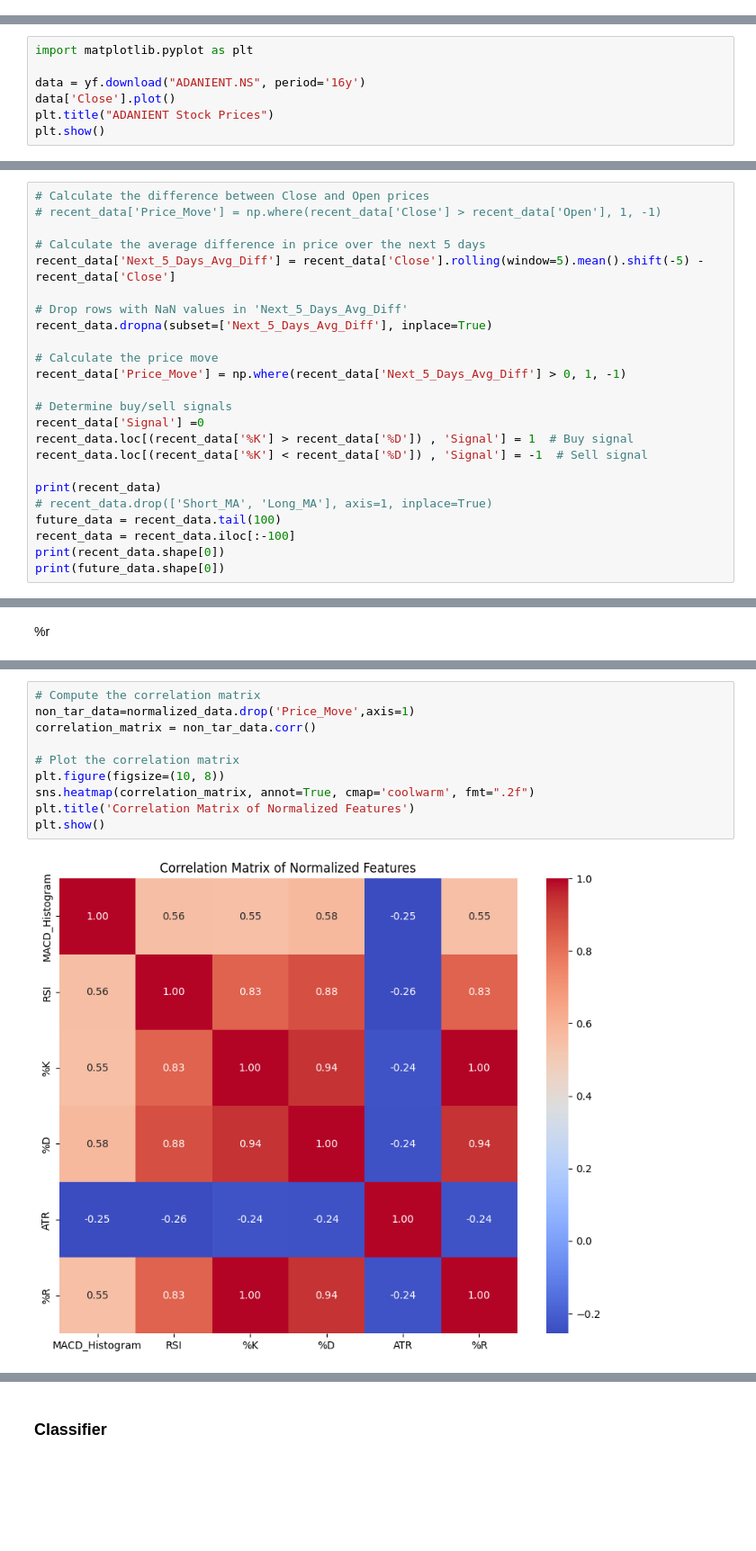
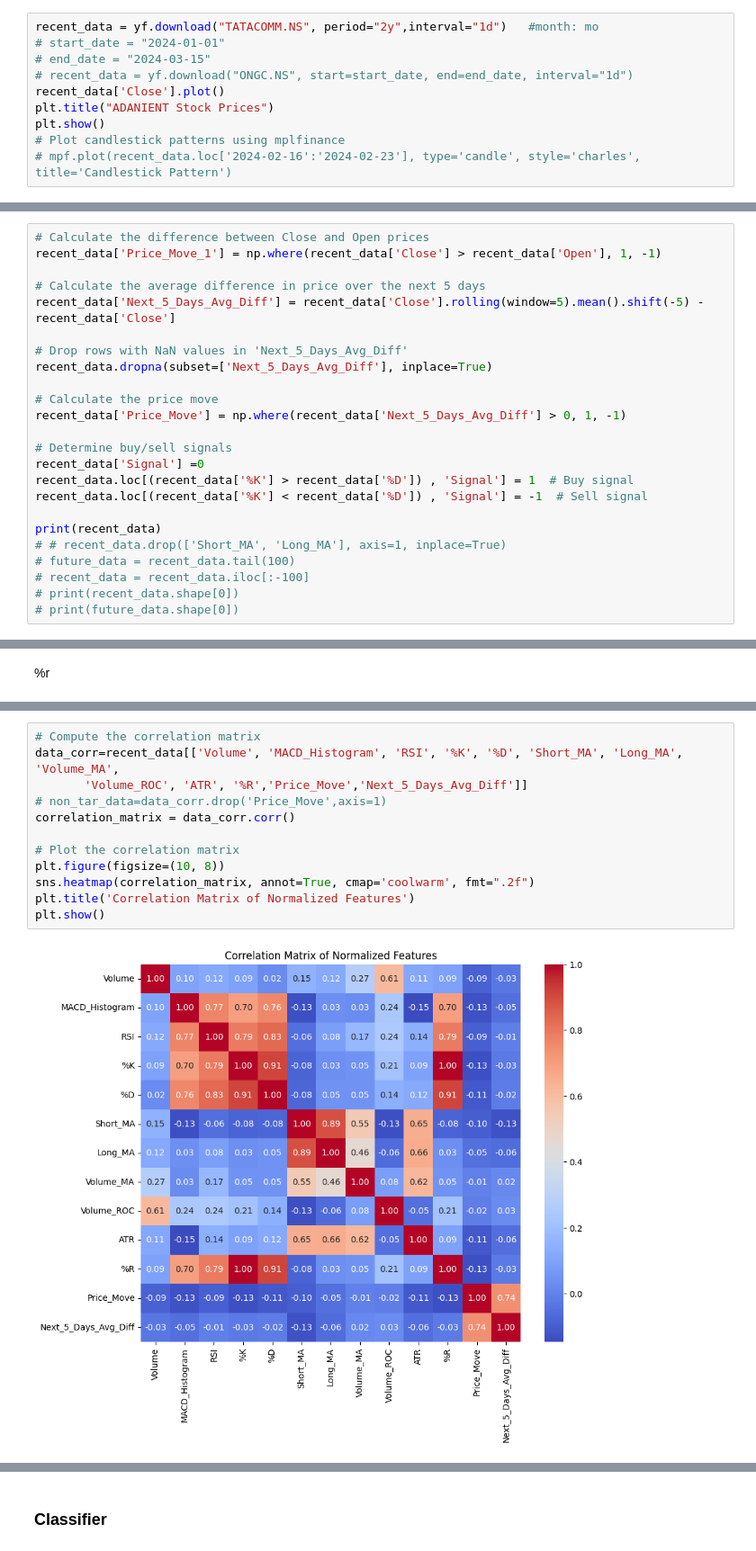
Before and after one commit to H1mm4tHQ/Stock_Market_Price_Movement_Prediction_ML, a Jupyter notebook: PRML_Project.ipynb, the cells around one changed output, grey strips where cells are left out. Shown at 90% size. Cells and saved outputs as stored; diff of their text form; blank space fills up the shorter version.

```diff
--- a/PRML_Project.ipynb
+++ b/PRML_Project.ipynb
@@ -12,0 +7,10 @@ recent_data = yf.download("ATGL.NS", period="16y")
+# %%
+recent_data = yf.download("TATACOMM.NS", period="2y",interval="1d")   #month: mo
+# start_date = "2024-01-01"
+# end_date = "2024-03-15"
+# recent_data = yf.download("ONGC.NS", start=start_date, end=end_date, interval="1d")
+recent_data['Close'].plot()
+plt.title("ADANIENT Stock Prices")
+plt.show()
+# Plot candlestick patterns using mplfinance
+# mpf.plot(recent_data.loc['2024-02-16':'2024-02-23'], type='candle', style='charles', title='Candlestick Pattern')
@@ -17,10 +24,3 @@ print(recent_data.columns)
 # %% [output]
 Index(['Open', 'High', 'Low', 'Close', 'Adj Close', 'Volume'], dtype='object')
 Index(['Open', 'High', 'Low', 'Close', 'Volume'], dtype='object')
-# %%
-import matplotlib.pyplot as plt
-
-data = yf.download("ADANIENT.NS", period='16y')
-data['Close'].plot()
-plt.title("ADANIENT Stock Prices")
-plt.show()
@@ -211,6 +307,6 @@ print(recent_data.shape[0])
 # %%
 # Calculate the difference between Close and Open prices
-# recent_data['Price_Move'] = np.where(recent_data['Close'] > recent_data['Open'], 1, -1)
+recent_data['Price_Move_1'] = np.where(recent_data['Close'] > recent_data['Open'], 1, -1)
 
 # Calculate the average difference in price over the next 5 days
 recent_data['Next_5_Days_Avg_Diff'] = recent_data['Close'].rolling(window=5).mean().shift(-5) - recent_data['Close']
@@ -227,9 +323,9 @@ recent_data.loc[(recent_data['%K'] > recent_data['%D']) , 'Signal'] = 1  # Buy s
 recent_data.loc[(recent_data['%K'] < recent_data['%D']) , 'Signal'] = -1  # Sell signal
 
 print(recent_data)
-# recent_data.drop(['Short_MA', 'Long_MA'], axis=1, inplace=True)
-future_data = recent_data.tail(100)
-recent_data = recent_data.iloc[:-100]
-print(recent_data.shape[0])
-print(future_data.shape[0])
+# # recent_data.drop(['Short_MA', 'Long_MA'], axis=1, inplace=True)
+# future_data = recent_data.tail(100)
+# recent_data = recent_data.iloc[:-100]
+# print(recent_data.shape[0])
+# print(future_data.shape[0])
 # %% [output]
@@ -633,12 +705,14 @@ plt.show()
 # %%
 # Compute the correlation matrix
-non_tar_data=normalized_data.drop('Price_Move',axis=1)
-correlation_matrix = non_tar_data.corr()
+data_corr=recent_data[['Volume', 'MACD_Histogram', 'RSI', '%K', '%D', 'Short_MA', 'Long_MA', 'Volume_MA',
+       'Volume_ROC', 'ATR', '%R','Price_Move','Next_5_Days_Avg_Diff']]
+# non_tar_data=data_corr.drop('Price_Move',axis=1)
+correlation_matrix = data_corr.corr()
 
 # Plot the correlation matrix
 plt.figure(figsize=(10, 8))
 sns.heatmap(correlation_matrix, annot=True, cmap='coolwarm', fmt=".2f")
 plt.title('Correlation Matrix of Normalized Features')
 plt.show()
 # %% [output]
-[figure, old version]
+[figure, new version]
```
Also changed, not shown: parts of 34 cells of this notebook, 24 other files.
